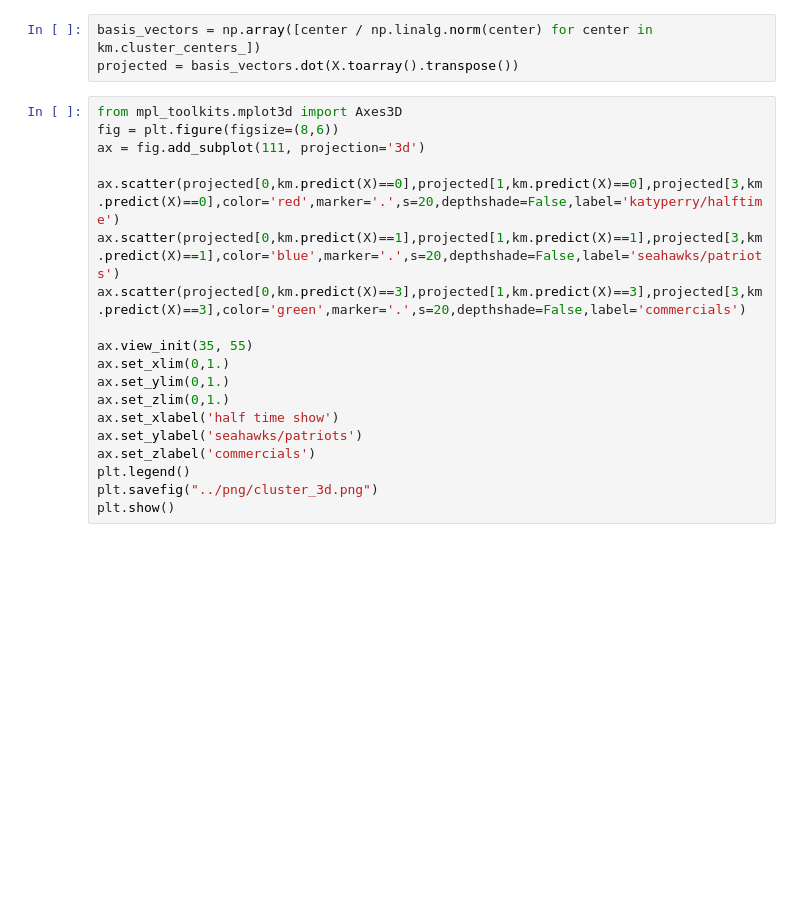
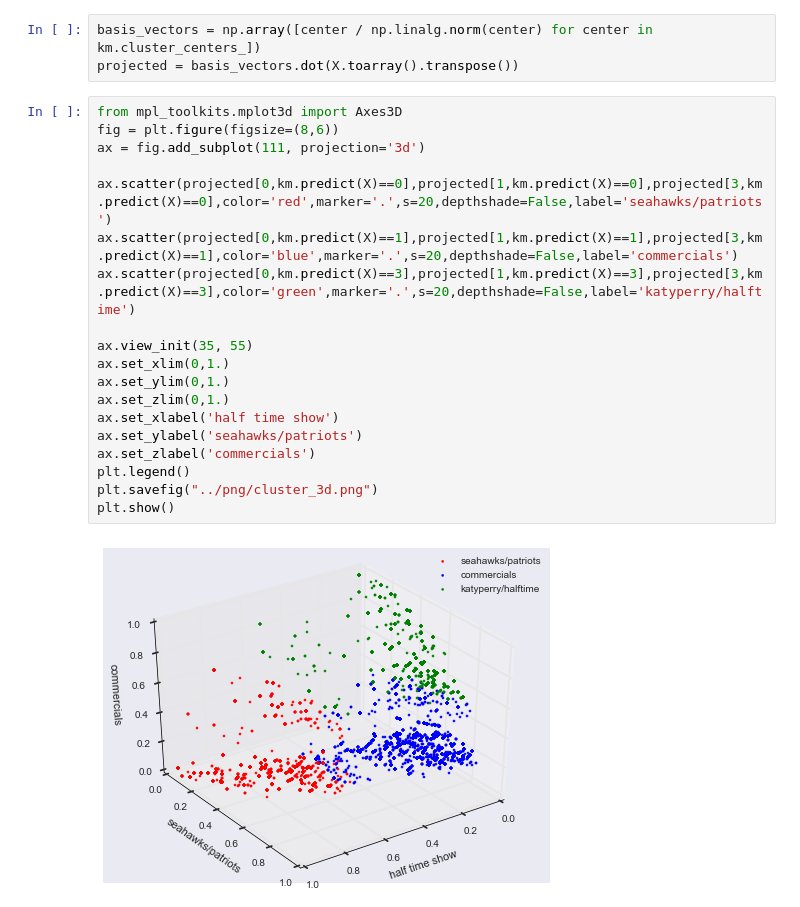
Before and after one commit to vybhavk/superbowl_tweets, a Jupyter notebook: ipython_notebooks/get_clusters.ipynb, the cells around one changed output. Saved outputs shown, nothing was run; the diff lists cells and outputs as text; blank space fills up the shorter version.

```diff
--- a/ipython_notebooks/get_clusters.ipynb
+++ b/ipython_notebooks/get_clusters.ipynb
@@ -269,19 +280,21 @@ projected = basis_vectors.dot(X.toarray().transpose())
 # %%
 from mpl_toolkits.mplot3d import Axes3D
 fig = plt.figure(figsize=(8,6))
 ax = fig.add_subplot(111, projection='3d')
 
-ax.scatter(projected[0,km.predict(X)==0],projected[1,km.predict(X)==0],projected[3,km.predict(X)==0],color='red',marker='.',s=20,depthshade=False,label='katyperry/halftime')
-ax.scatter(projected[0,km.predict(X)==1],projected[1,km.predict(X)==1],projected[3,km.predict(X)==1],color='blue',marker='.',s=20,depthshade=False,label='seahawks/patriots')
-ax.scatter(projected[0,km.predict(X)==3],projected[1,km.predict(X)==3],projected[3,km.predict(X)==3],color='green',marker='.',s=20,depthshade=False,label='commercials')
+ax.scatter(projected[0,km.predict(X)==0],projected[1,km.predict(X)==0],projected[3,km.predict(X)==0],color='red',marker='.',s=20,depthshade=False,label='seahawks/patriots')
+ax.scatter(projected[0,km.predict(X)==1],projected[1,km.predict(X)==1],projected[3,km.predict(X)==1],color='blue',marker='.',s=20,depthshade=False,label='commercials')
+ax.scatter(projected[0,km.predict(X)==3],projected[1,km.predict(X)==3],projected[3,km.predict(X)==3],color='green',marker='.',s=20,depthshade=False,label='katyperry/halftime')
 
 ax.view_init(35, 55)
 ax.set_xlim(0,1.)
 ax.set_ylim(0,1.)
 ax.set_zlim(0,1.)
 ax.set_xlabel('half time show')
 ax.set_ylabel('seahawks/patriots')
 ax.set_zlabel('commercials')
 plt.legend()
 plt.savefig("../png/cluster_3d.png")
 plt.show()
+# %% [output]
+[figure, added]
```
Also changed, not shown: parts of 4 cells of this notebook, 19 other files.
